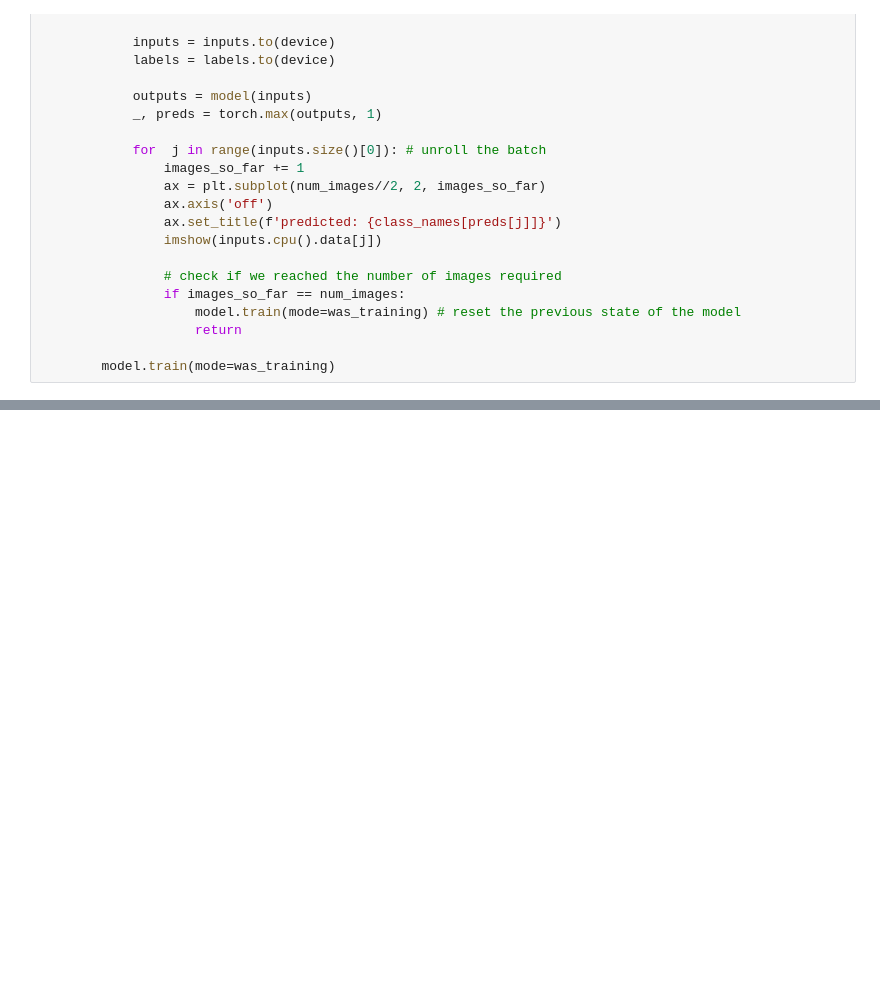
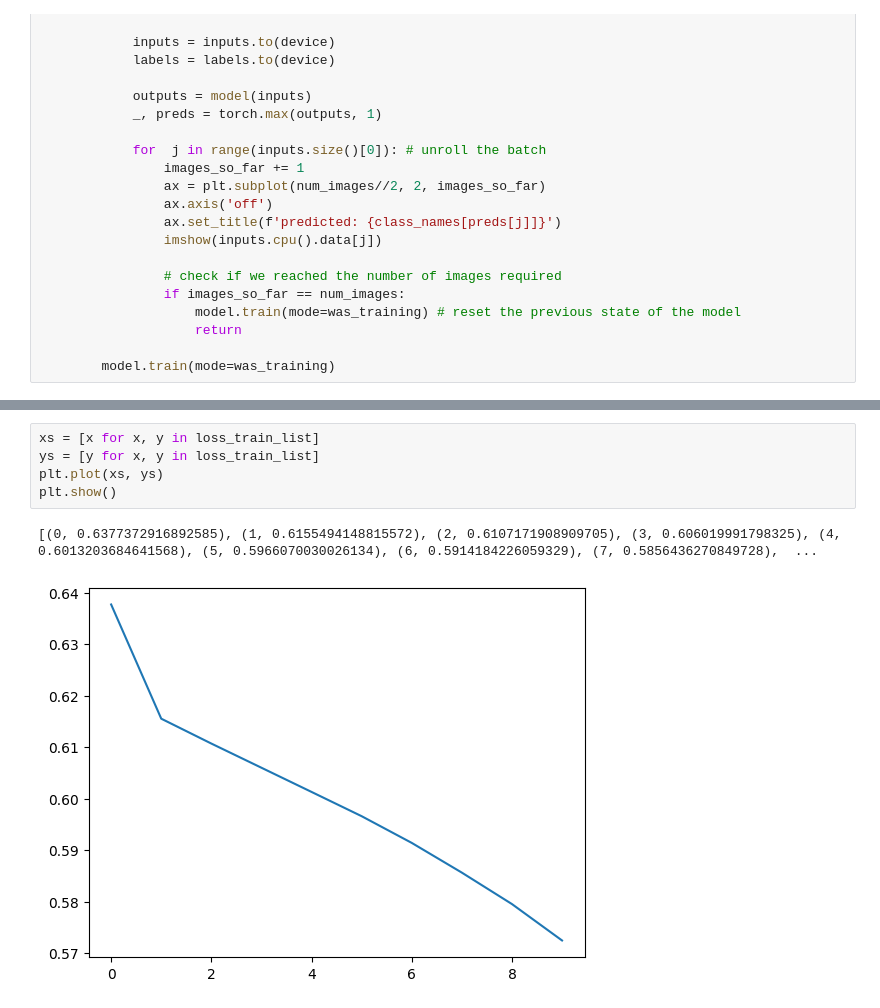
Before and after one commit to HolidayOugi/CHL-Project, a Jupyter notebook: convolutional.ipynb, the cells around one changed output, grey strips where cells are left out. Drawn from its saved outputs; the diff is of its cells as text; blank space fills up the shorter version.

```diff
--- a/convolutional.ipynb
+++ b/convolutional.ipynb
@@ -309,0 +315,8 @@ disp.plot()
+# %%
+xs = [x for x, y in loss_train_list]
+ys = [y for x, y in loss_train_list]
+plt.plot(xs, ys)
+plt.show()
+# %% [output]
+[(0, 0.6377372916892585), (1, 0.6155494148815572), (2, 0.6107171908909705), (3, 0.606019991798325), (4, 0.6013203684641568), (5, 0.5966070030026134), (6, 0.5914184226059329), (7, 0.5856436270849728),  ...
+[figure, added]
```
Also changed, not shown: parts of 5 cells of this notebook.
